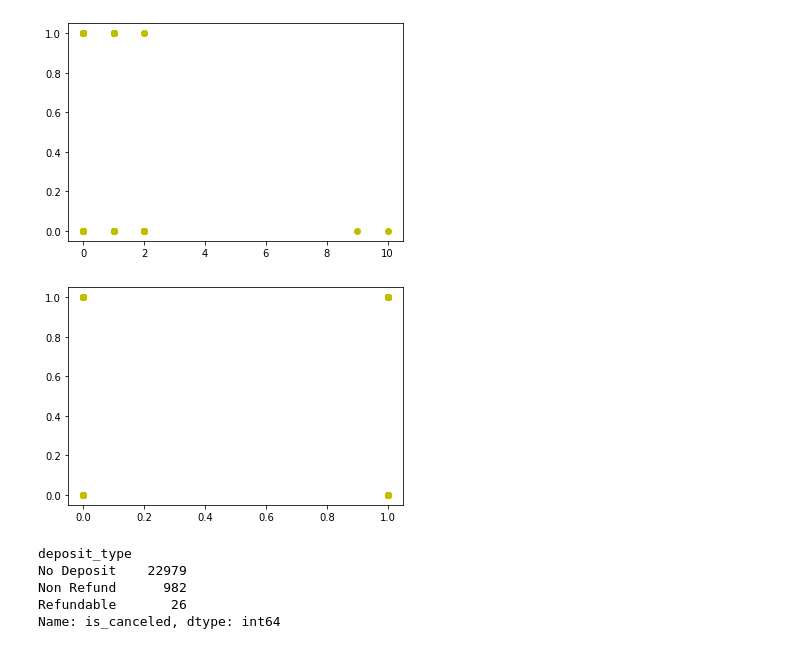
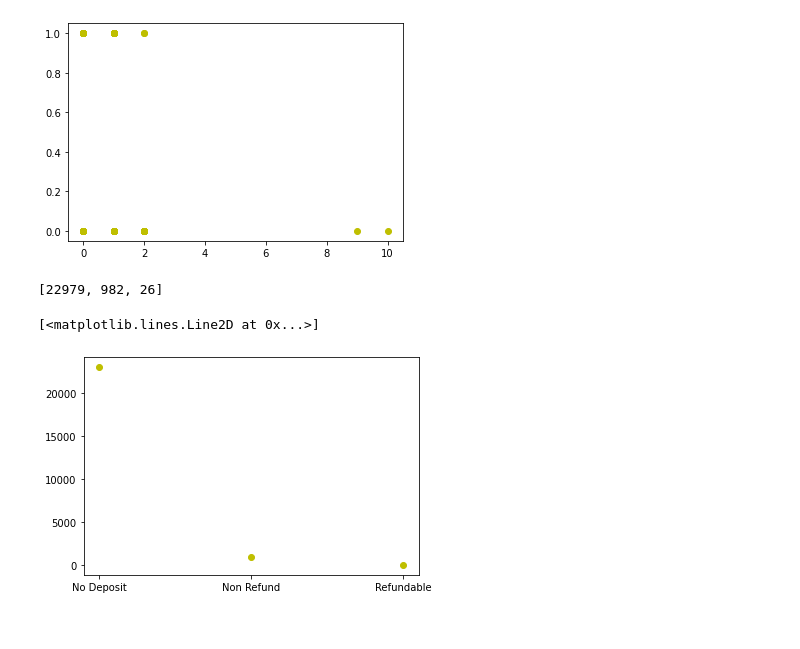
Before and after one commit to avni510/cse258, a Jupyter notebook: henry/logistic_regression.ipynb, the cells around one changed output. Cells and saved outputs as stored; diff of their text form; code cells hidden in the pictures.

Commit message:
added deposit type to analysis

```diff
--- a/henry/logistic_regression.ipynb
+++ b/henry/logistic_regression.ipynb
@@ -109,13 +109,3 @@ plt.plot(x_babies, y_labels, 'yo')
 plt.show()
 # %% [output]
 [figure]
-# %%
-
-x_deposit = [1 if x == "Non Refund" else 0 for x in df['deposit_type']]
-y_labels = df.is_canceled
-# deposit_avg = [df['deposit_type'].mean()] *  y_labels.size
-plt.plot(x_deposit, y_labels, 'yo')
-#plt.plot(lead_time_avg, y_lead_time, 'red')
-plt.show()
-# %% [output]
-[figure, removed]
@@ -124,9 +112,10 @@ deposit = df.groupby(['deposit_type']).sum()['is_canceled']
-# %%
-print(deposit)
-x_deposit = ['No Deposit', 'Non Refund', 'Refundable']
-# %% [output]
-deposit_type
-No Deposit    22979
-Non Refund      982
-Refundable       26
-Name: is_canceled, dtype: int64
+# %%
+deposit = df.groupby(['deposit_type']).sum()['is_canceled']
+x_deposit = ['No Deposit', 'Non Refund', 'Refundable']
+y_deposit = [deposit[x] for x in x_deposit]
+print(y_deposit)
+plt.plot(x_deposit, y_deposit, 'yo')
+# %% [output]
+[22979, 982, 26]
+[<matplotlib.lines.Line2D at 0x...>]
+[figure, added]
```
Also changed, not shown: parts of 1 cell of this notebook.
